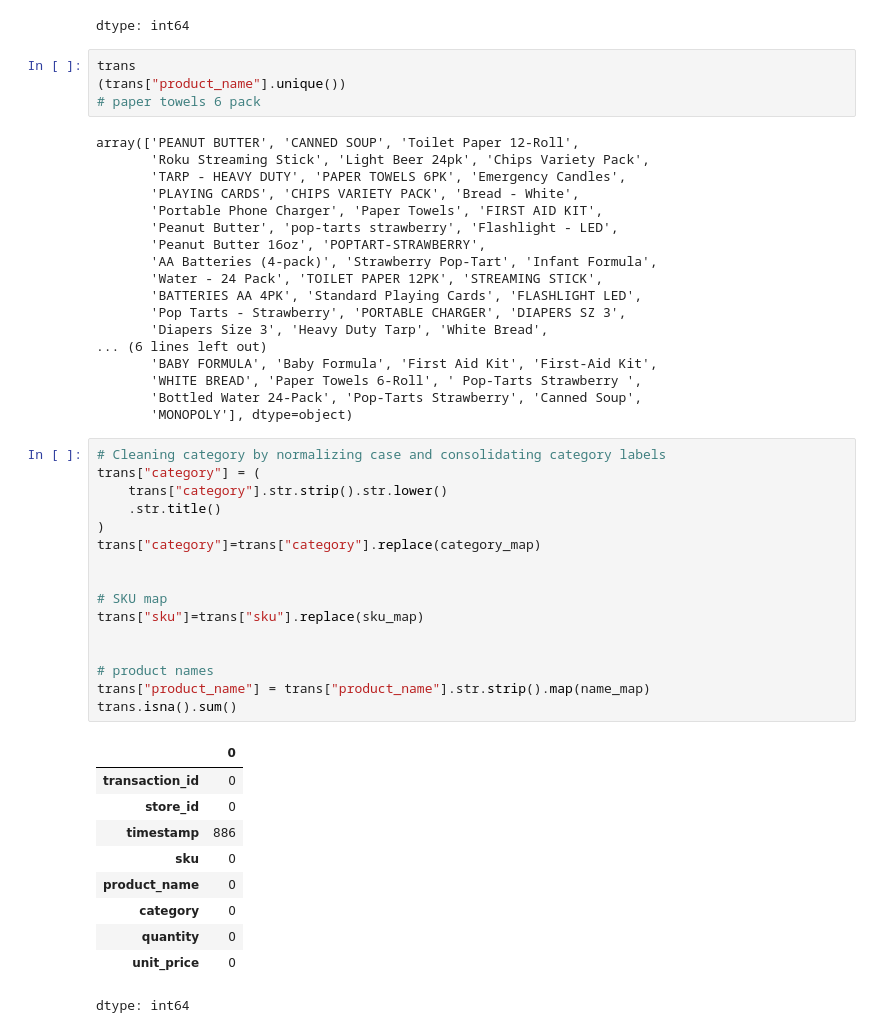
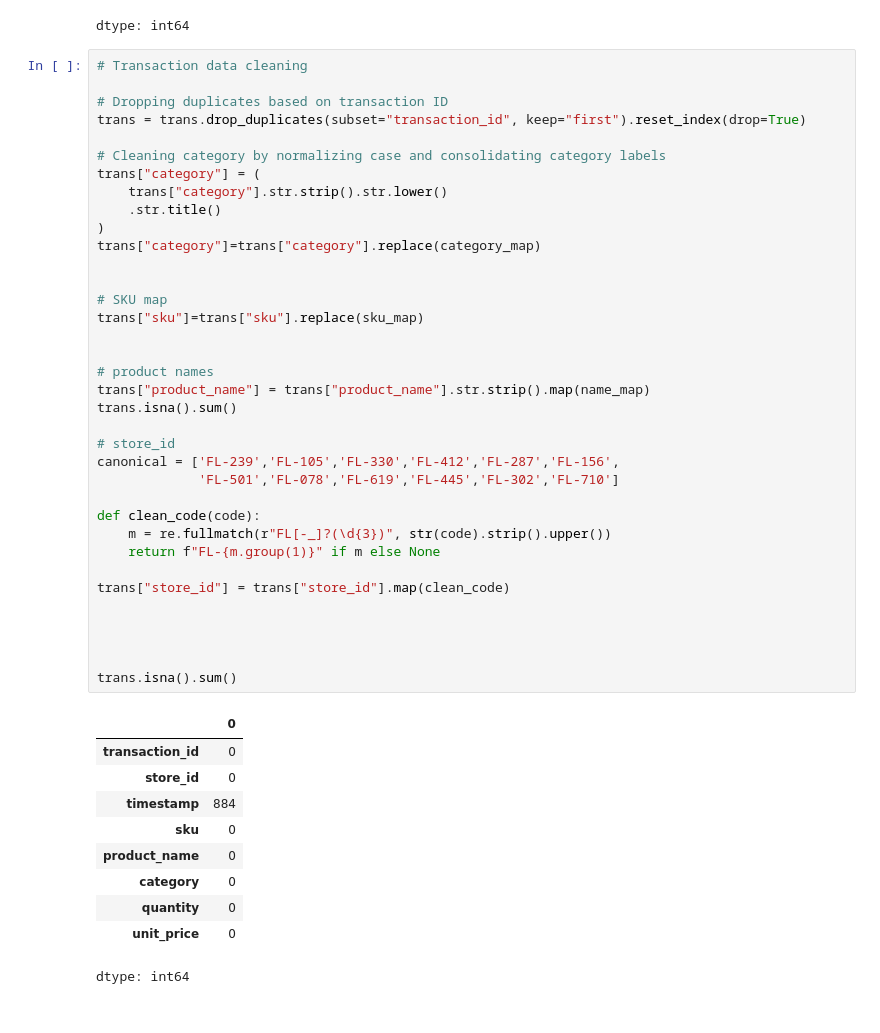
Before and after one commit to Fespinoza1477/walmart-hurricane-project, a Jupyter notebook: Notebooks/Team_Notebook.ipynb, the cells around one changed output. Saved outputs shown, nothing was run; the diff lists cells and outputs as text.

Commit message:
drop dupes from transaction id

```diff
--- a/Notebooks/Team_Notebook.ipynb
+++ b/Notebooks/Team_Notebook.ipynb
@@ -266,49 +267,47 @@ cat.isna().sum()
 | supplier | 0 |
 | package_size | 3 |
 dtype: int64
-# %%
-trans
-(trans["product_name"].unique())
-# paper towels 6 pack
-# %% [output]
-array(['PEANUT BUTTER', 'CANNED SOUP', 'Toilet Paper 12-Roll',
-       'Roku Streaming Stick', 'Light Beer 24pk', 'Chips Variety Pack',
-       'TARP - HEAVY DUTY', 'PAPER TOWELS 6PK', 'Emergency Candles',
-       'PLAYING CARDS', 'CHIPS VARIETY PACK', 'Bread - White',
-       'Portable Phone Charger', 'Paper Towels', 'FIRST AID KIT',
-       'Peanut Butter', 'pop-tarts strawberry', 'Flashlight - LED',
-       'Peanut Butter 16oz', 'POPTART-STRAWBERRY',
-       'AA Batteries (4-pack)', 'Strawberry Pop-Tart', 'Infant Formula',
-       'Water - 24 Pack', 'TOILET PAPER 12PK', 'STREAMING STICK',
-       'BATTERIES AA 4PK', 'Standard Playing Cards', 'FLASHLIGHT LED',
-       'Pop Tarts - Strawberry', 'PORTABLE CHARGER', 'DIAPERS SZ 3',
-       'Diapers Size 3', 'Heavy Duty Tarp', 'White Bread',
-... (6 lines left out)
-       'BABY FORMULA', 'Baby Formula', 'First Aid Kit', 'First-Aid Kit',
-       'WHITE BREAD', 'Paper Towels 6-Roll', ' Pop-Tarts Strawberry ',
-       'Bottled Water 24-Pack', 'Pop-Tarts Strawberry', 'Canned Soup',
-       'MONOPOLY'], dtype=object)
 # %%
+# Transaction data cleaning
+
+# Dropping duplicates based on transaction ID
+trans = trans.drop_duplicates(subset="transaction_id", keep="first").reset_index(drop=True)
+
 # Cleaning category by normalizing case and consolidating category labels
 trans["category"] = (
     trans["category"].str.strip().str.lower()
     .str.title()
 )
 trans["category"]=trans["category"].replace(category_map)
 
 
 # SKU map
 trans["sku"]=trans["sku"].replace(sku_map)
 
 
 # product names
 trans["product_name"] = trans["product_name"].str.strip().map(name_map)
 trans.isna().sum()
+
+# store_id
+canonical = ['FL-239','FL-105','FL-330','FL-412','FL-287','FL-156',
+             'FL-501','FL-078','FL-619','FL-445','FL-302','FL-710']
+
+def clean_code(code):
+    m = re.fullmatch(r"FL[-_]?(\d{3})", str(code).strip().upper())
+    return f"FL-{m.group(1)}" if m else None
+
+trans["store_id"] = trans["store_id"].map(clean_code)
+
+
+
+
+trans.isna().sum()
 # %% [output]
 |  | 0 |
 | transaction_id | 0 |
 | store_id | 0 |
-| timestamp | 886 |
+| timestamp | 884 |
 | sku | 0 |
 | product_name | 0 |
 | category | 0 |
```
Also changed, not shown: parts of 5 cells of this notebook.
